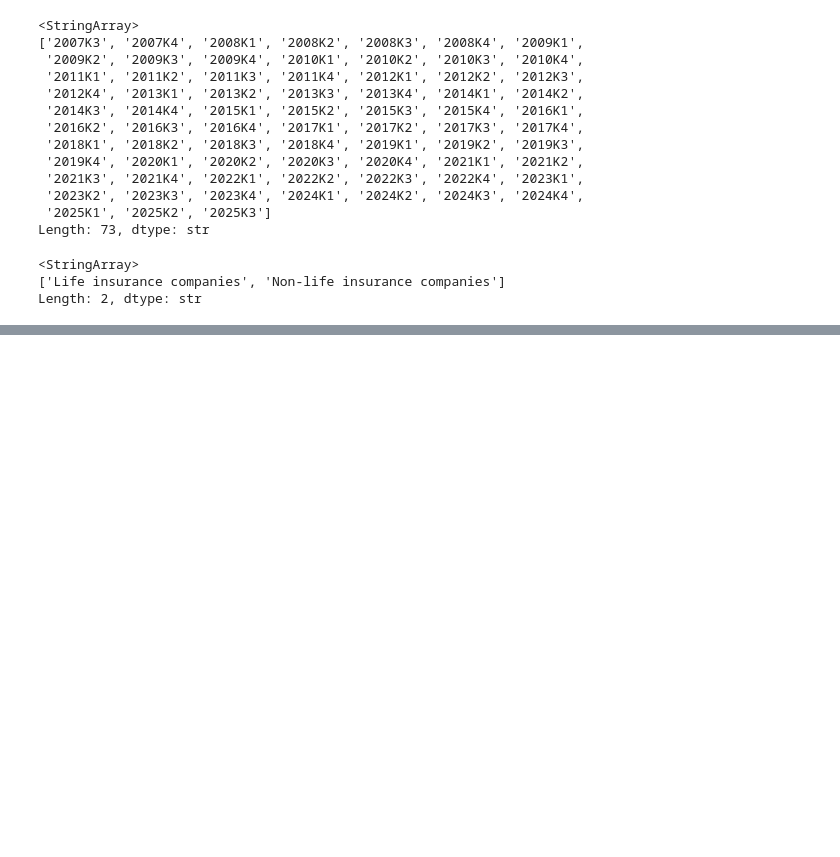
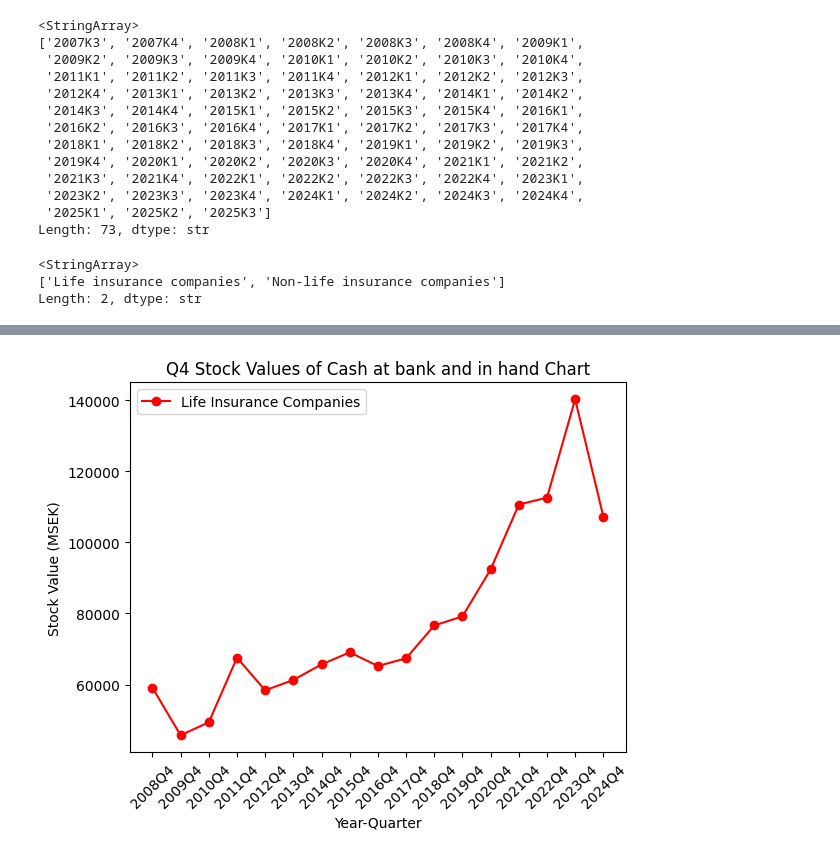
Before and after one commit to kunanonsurasorn/Python_Sandbox, a Jupyter notebook: pandas_sandbox_project/pandas_sandbox.ipynb, the cells around one changed output, grey strips where cells are left out. Cells and saved outputs as stored; diff of their text form; code cells hidden in the pictures; blank space fills up the shorter version.

```diff
--- a/pandas_sandbox_project/pandas_sandbox.ipynb
+++ b/pandas_sandbox_project/pandas_sandbox.ipynb
@@ -190,3 +214,11 @@ Length: 73, dtype: str
+# %%
+df = df.loc[df['quarter'].isin(['2008Q4','2009Q4','2010Q4','2011Q4',
+                                '2012Q4','2013Q4','2014Q4','2015Q4',
+                                '2016Q4','2017Q4','2018Q4','2019Q4',
+                                '2020Q4','2021Q4','2022Q4','2023Q4',
+                                '2024Q4'])]
+# %%
+df = df.set_index('quarter')
 # %%
 df['type of insurance company'].unique()
 # %% [output]
@@ -197,0 +228,2 @@ df[(df['type of insurance company'] == 'Life insurance companies') & (df['invest
+# %%
+df['stock values'] = df['stock values'].astype('float64')
@@ -197,0 +247,12 @@ df[(df['type of insurance company'] == 'Life insurance companies') & (df['invest
+# %%
+life_insurance_cash_at_bank_and_in_hand = df[(df['type of insurance company'] == 'Life insurance companies') & (df['investment assets'] == '1. Cash at bank and in hand')]
+life_insurance_money_market_instruments = df[(df['type of insurance company'] == 'Life insurance companies') & (df['investment assets'] == '2. Money market instruments')]
+life_insurance_bonds = df[(df['type of insurance company'] == 'Life insurance companies') & (df['investment assets'] == '3. Bonds')]
+life_insurance_debentures_and_convertible_loans = df[(df['type of insurance company'] == 'Life insurance companies') & (df['investment assets'] == '4. Debentures and convertible loans')]
+life_insurance_accrued_interest = df[(df['type of insurance company'] == 'Life insurance companies') & (df['investment assets'] == '5. Accrued interest')]
+life_insurance_shares_and_participations = df[(df['type of insurance company'] == 'Life insurance companies') & (df['investment assets'] == '6. Shares and participations')]
+life_insurance_loans = df[(df['type of insurance company'] == 'Life insurance companies') & (df['investment assets'] == '7. Loans')]
+life_insurance_land_and_buildings = df[(df['type of insurance company'] == 'Life insurance companies') & (df['investment assets'] == '8. Land and buildings')]
+life_insurance_derivatives = df[(df['type of insurance company'] == 'Life insurance companies') & (df['investment assets'] == '9. Derivatives')]
+life_insurance_repurchase_agreements = df[(df['type of insurance company'] == 'Life insurance companies') & (df['investment assets'] == '10. Repurchase agreements')]
+life_insurance_other_financial_investments = df[(df['type of insurance company'] == 'Life insurance companies') & (df['investment assets'] == '11. Other financial investments')]
@@ -197,0 +271,10 @@ df[(df['type of insurance company'] == 'Life insurance companies') & (df['invest
+# %%
+plt.plot(life_insurance_cash_at_bank_and_in_hand['stock values'],marker='o',linestyle='-',color='red',label='Life Insurance Companies')
+plt.xlabel("Year-Quarter")
+plt.ylabel("Stock Value (MSEK)")
+plt.title("Q4 Stock Values of Cash at bank and in hand Chart")
+plt.xticks(rotation=45)
+plt.legend()
+plt.show()
+# %% [output]
+[figure, added]
```
Also changed, not shown: parts of 8 cells of this notebook.
